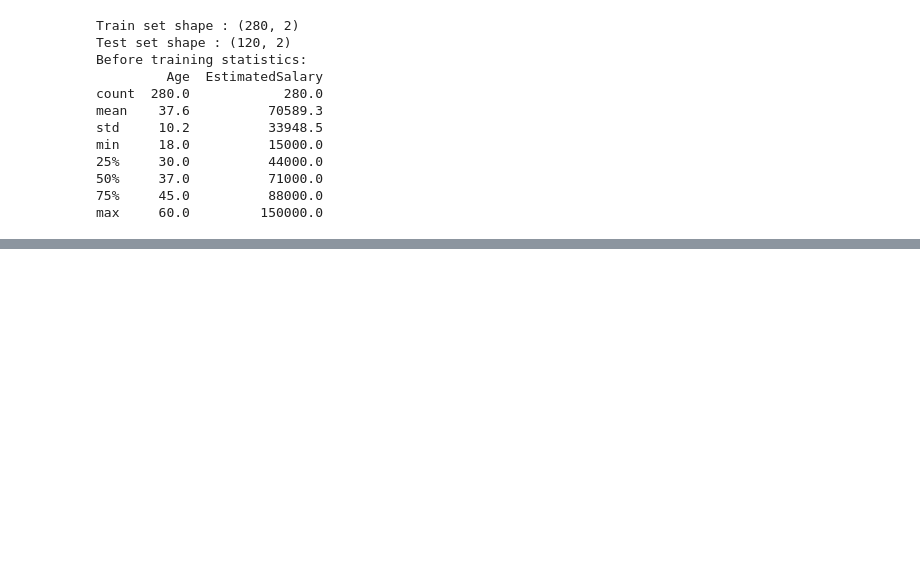
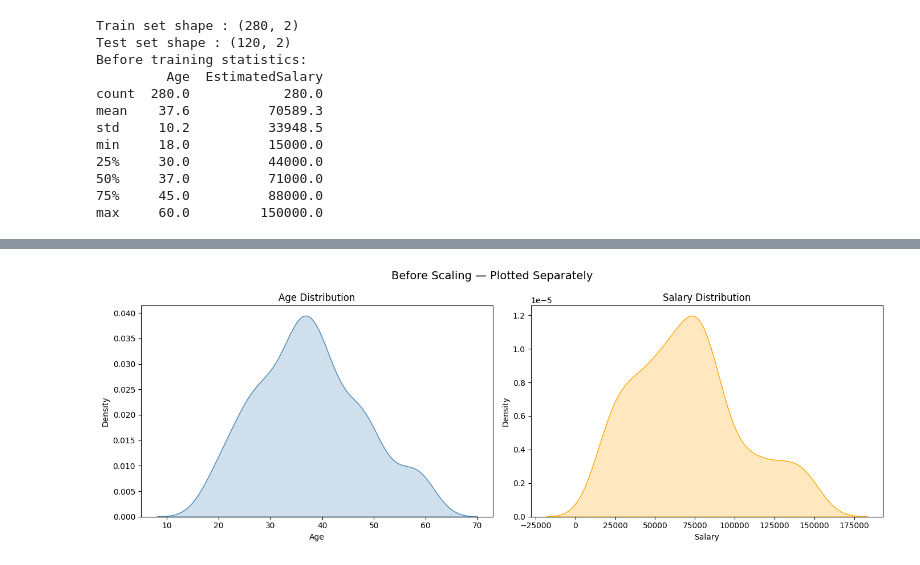
Before and after one commit to kinari3007/100-days-of-Machine-Learning, a Jupyter notebook: Day_24/standardization.ipynb, the cells around one changed output, grey strips where cells are left out. Saved outputs shown, nothing was run; the diff lists cells and outputs as text; code cells hidden in the pictures; blank space fills up the shorter version.

```diff
--- a/Day_24/standardization.ipynb
+++ b/Day_24/standardization.ipynb
@@ -92,0 +147,24 @@ SyntaxError: invalid decimal literal (2375775756.py, line 8)
+# %%
+fig, axes = plt.subplots(1, 2, figsize=(14, 5))
+fig.suptitle("Before Scaling — Plotted Separately", fontsize=14)
+
+# Age on its own scale
+sns.kdeplot(X_train['Age'],
+            ax=axes[0],
+            color='steelblue',
+            fill=True)
+axes[0].set_title("Age Distribution")
+axes[0].set_xlabel("Age")
+
+# Salary on its own scale
+sns.kdeplot(X_train['EstimatedSalary'],
+            ax=axes[1],
+            color='orange',
+            fill=True)
+axes[1].set_title("Salary Distribution")
+axes[1].set_xlabel("Salary")
+
+plt.tight_layout()
+plt.show()
+# %% [output]
+[figure, added]
```
Also changed, not shown: parts of 10 cells of this notebook.
